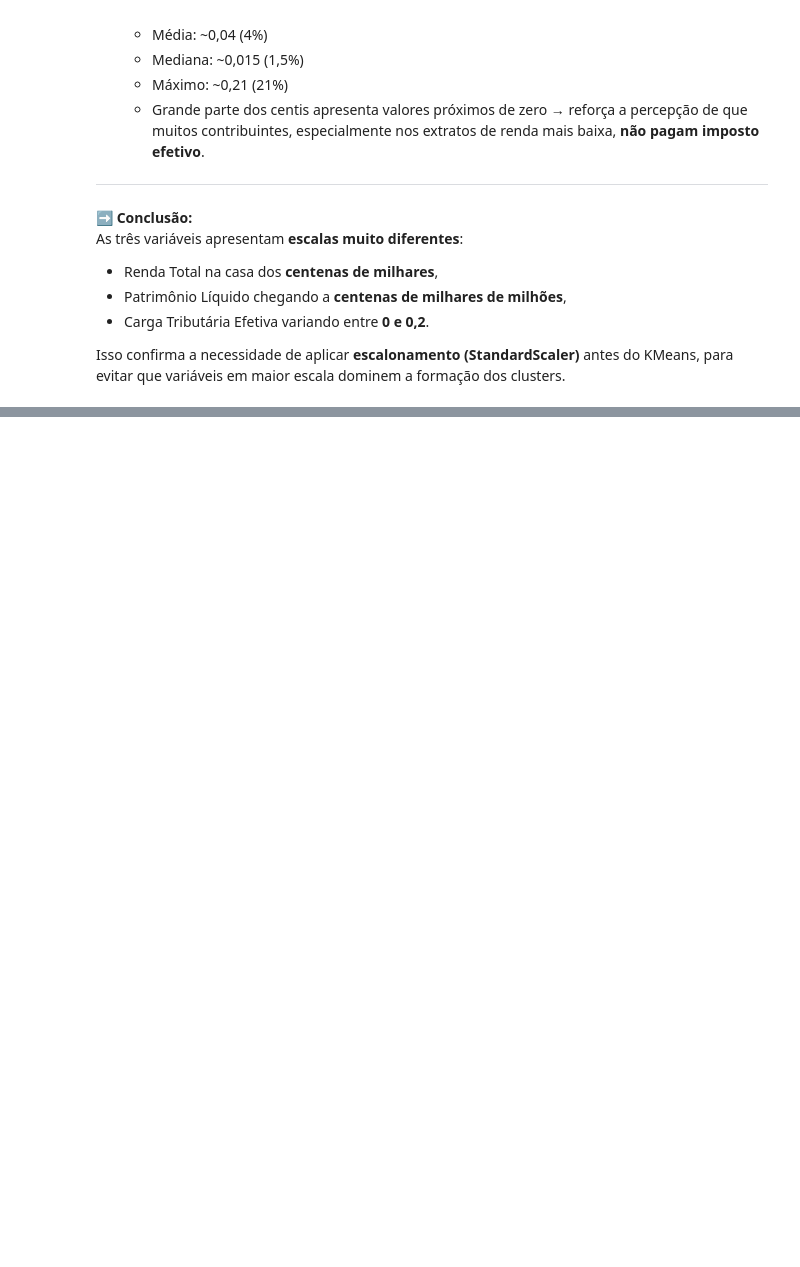
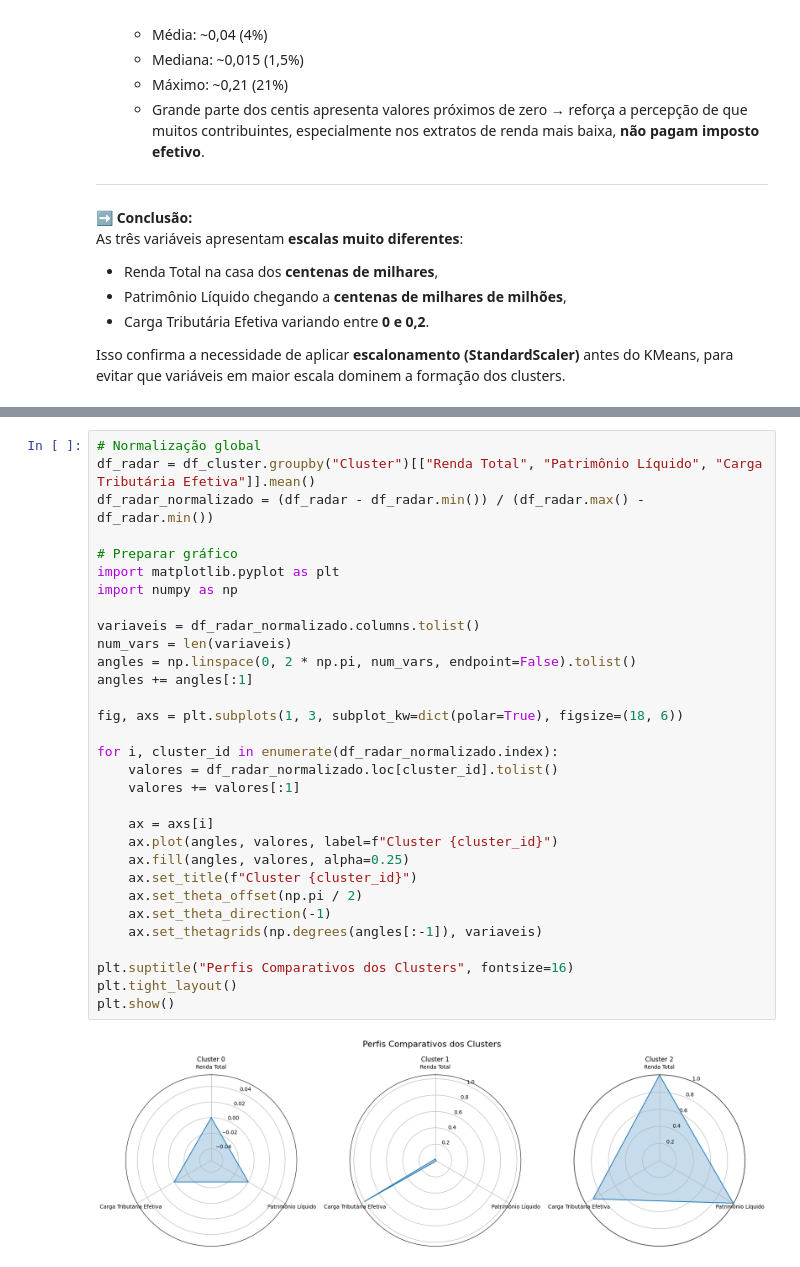
Before and after one commit to PadawanXXVI/kmeans-3d-cluster, a Jupyter notebook: distribuicao-renda.ipynb, the cells around one changed output, grey strips where cells are left out. Saved outputs shown, nothing was run; the diff lists cells and outputs as text; blank space fills up the shorter version.

```diff
--- a/distribuicao-renda.ipynb
+++ b/distribuicao-renda.ipynb
@@ -578,0 +610,33 @@ df_cluster.head()
+# %%
+# Normalização global
+df_radar = df_cluster.groupby("Cluster")[["Renda Total", "Patrimônio Líquido", "Carga Tributária Efetiva"]].mean()
+df_radar_normalizado = (df_radar - df_radar.min()) / (df_radar.max() - df_radar.min())
+
+# Preparar gráfico
+import matplotlib.pyplot as plt
+import numpy as np
+
+variaveis = df_radar_normalizado.columns.tolist()
+num_vars = len(variaveis)
+angles = np.linspace(0, 2 * np.pi, num_vars, endpoint=False).tolist()
+angles += angles[:1]
+
+fig, axs = plt.subplots(1, 3, subplot_kw=dict(polar=True), figsize=(18, 6))
+
+for i, cluster_id in enumerate(df_radar_normalizado.index):
+    valores = df_radar_normalizado.loc[cluster_id].tolist()
+    valores += valores[:1]
+
+    ax = axs[i]
+    ax.plot(angles, valores, label=f"Cluster {cluster_id}")
+    ax.fill(angles, valores, alpha=0.25)
+    ax.set_title(f"Cluster {cluster_id}")
+    ax.set_theta_offset(np.pi / 2)
+    ax.set_theta_direction(-1)
+    ax.set_thetagrids(np.degrees(angles[:-1]), variaveis)
+
+plt.suptitle("Perfis Comparativos dos Clusters", fontsize=16)
+plt.tight_layout()
+plt.show()
+# %% [output]
+[figure, added]
```
Also changed, not shown: parts of 11 cells of this notebook, 1 other file.
